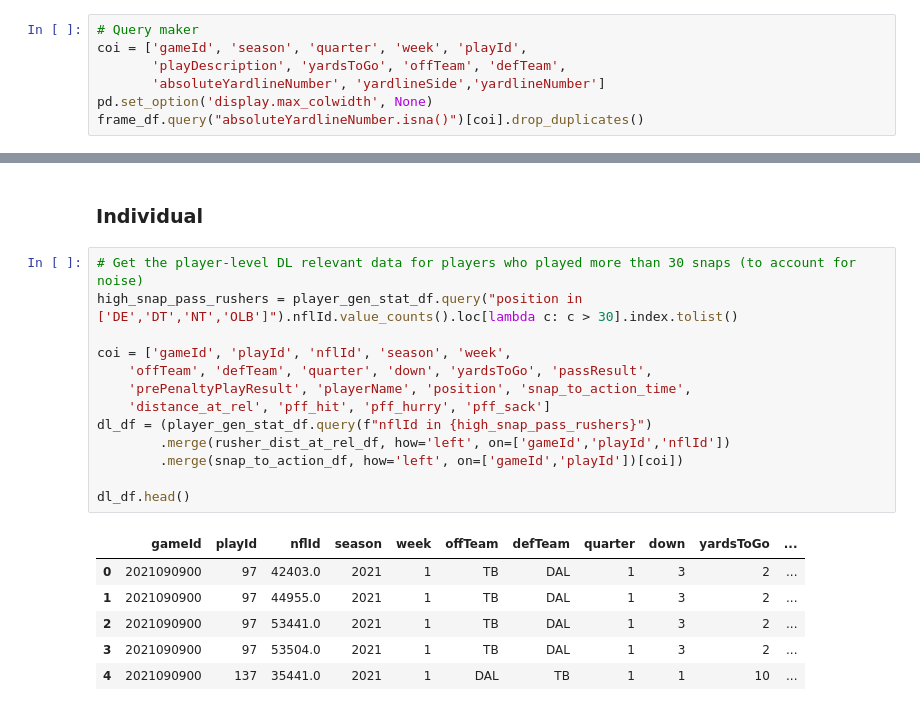
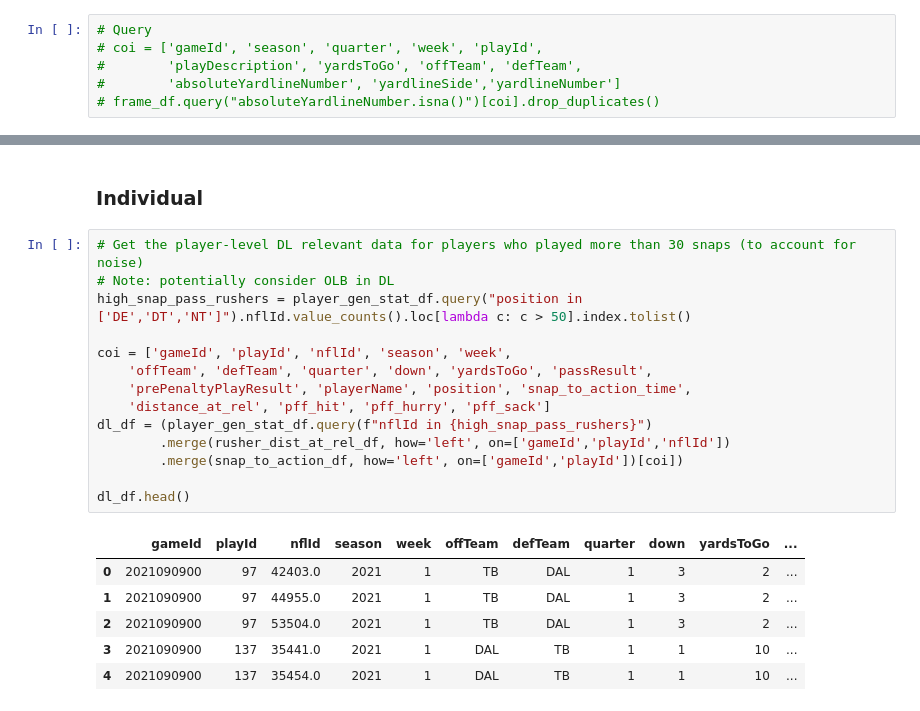
Before and after one commit to SolB77/2023-NFL-Big-Data-Bowl, a Jupyter notebook: Code/eda.ipynb, the cells around one changed output, grey strips where cells are left out. Cells and saved outputs as stored; diff of their text form.

```diff
--- a/Code/eda.ipynb
+++ b/Code/eda.ipynb
@@ -59,7 +68,6 @@ frame_df.head()
 # %%
-# Query maker
-coi = ['gameId', 'season', 'quarter', 'week', 'playId',
-       'playDescription', 'yardsToGo', 'offTeam', 'defTeam',
-       'absoluteYardlineNumber', 'yardlineSide','yardlineNumber']
-pd.set_option('display.max_colwidth', None)
-frame_df.query("absoluteYardlineNumber.isna()")[coi].drop_duplicates()
+# Query
+# coi = ['gameId', 'season', 'quarter', 'week', 'playId',
+#        'playDescription', 'yardsToGo', 'offTeam', 'defTeam',
+#        'absoluteYardlineNumber', 'yardlineSide','yardlineNumber']
+# frame_df.query("absoluteYardlineNumber.isna()")[coi].drop_duplicates()
@@ -289,24 +274,25 @@ qb_pass_results.head()
 ### Individual
 # %%
 # Get the player-level DL relevant data for players who played more than 30 snaps (to account for noise)
-high_snap_pass_rushers = player_gen_stat_df.query("position in ['DE','DT','NT','OLB']").nflId.value_counts().loc[lambda c: c > 30].index.tolist()
+# Note: potentially consider OLB in DL
+high_snap_pass_rushers = player_gen_stat_df.query("position in ['DE','DT','NT']").nflId.value_counts().loc[lambda c: c > 50].index.tolist()
 
 coi = ['gameId', 'playId', 'nflId', 'season', 'week',
     'offTeam', 'defTeam', 'quarter', 'down', 'yardsToGo', 'passResult',
     'prePenaltyPlayResult', 'playerName', 'position', 'snap_to_action_time',
     'distance_at_rel', 'pff_hit', 'pff_hurry', 'pff_sack']
 dl_df = (player_gen_stat_df.query(f"nflId in {high_snap_pass_rushers}")
         .merge(rusher_dist_at_rel_df, how='left', on=['gameId','playId','nflId'])
         .merge(snap_to_action_df, how='left', on=['gameId','playId'])[coi])
 
 dl_df.head()
 # %% [output]
 |  | gameId | playId | nflId | season | week | offTeam | defTeam | quarter | down | yardsToGo | ... |
 | 0 | 2021090900 | 97 | 42403.0 | 2021 | 1 | TB | DAL | 1 | 3 | 2 | ... |
 | 1 | 2021090900 | 97 | 44955.0 | 2021 | 1 | TB | DAL | 1 | 3 | 2 | ... |
-| 2 | 2021090900 | 97 | 53441.0 | 2021 | 1 | TB | DAL | 1 | 3 | 2 | ... |
-| 3 | 2021090900 | 97 | 53504.0 | 2021 | 1 | TB | DAL | 1 | 3 | 2 | ... |
-| 4 | 2021090900 | 137 | 35441.0 | 2021 | 1 | DAL | TB | 1 | 1 | 10 | ... |
+| 2 | 2021090900 | 97 | 53504.0 | 2021 | 1 | TB | DAL | 1 | 3 | 2 | ... |
+| 3 | 2021090900 | 137 | 35441.0 | 2021 | 1 | DAL | TB | 1 | 1 | 10 | ... |
+| 4 | 2021090900 | 137 | 35454.0 | 2021 | 1 | DAL | TB | 1 | 1 | 10 | ... |
 # %%
 # Look at some player level average statistics
 coi = ['playerName', 'nflId', 'position', 'snap_to_action_time',
```
Also changed, not shown: parts of 6 cells of this notebook.
